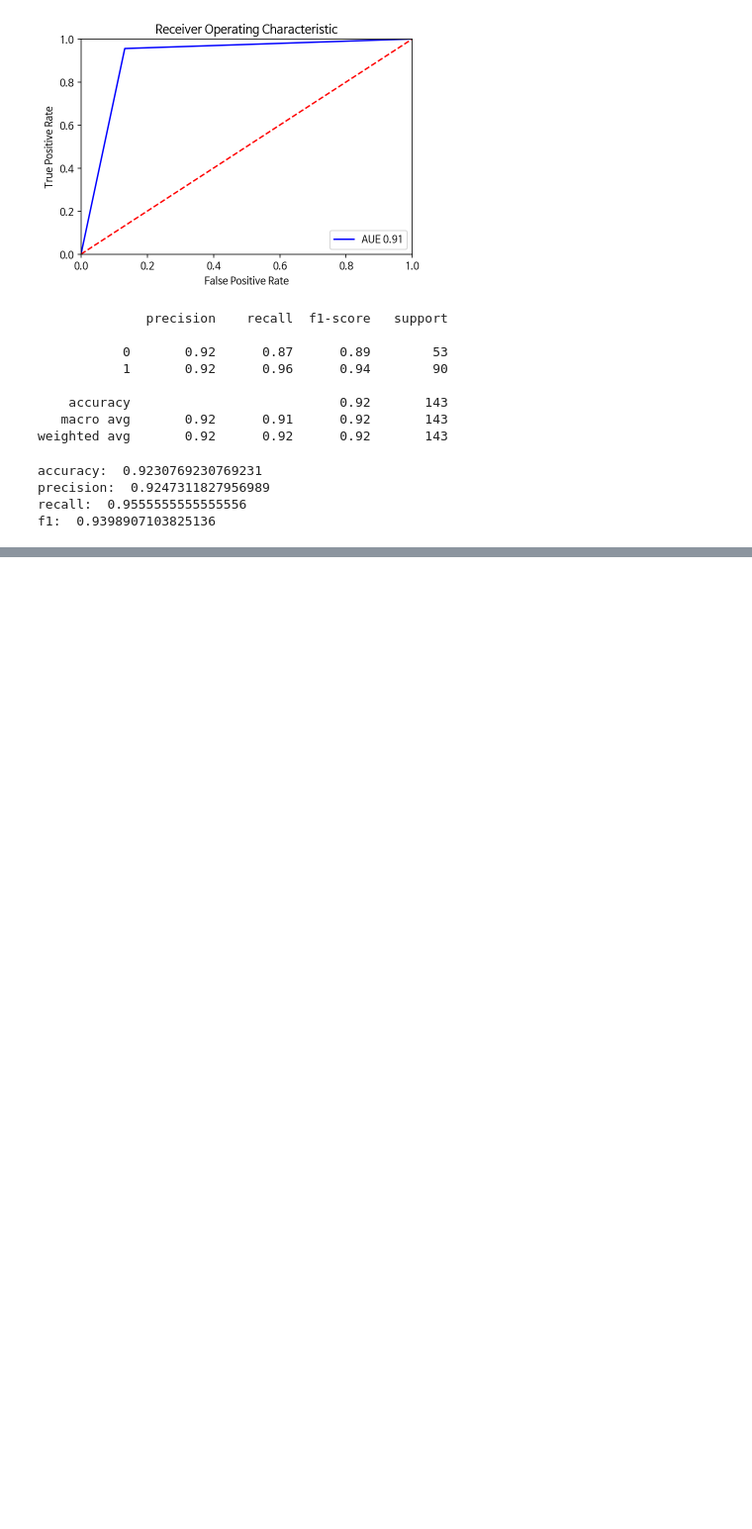
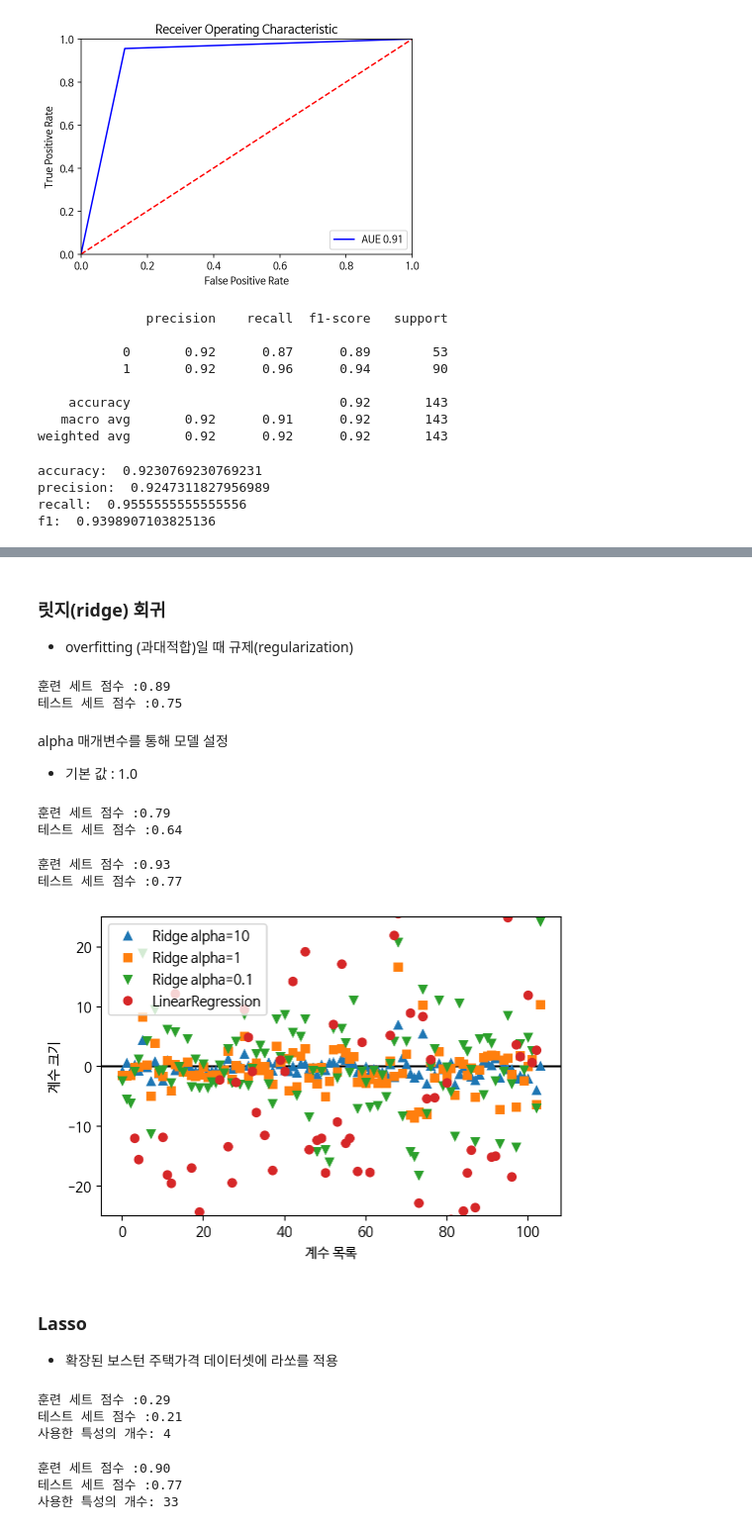
Before and after one commit to imjoung/DataScience, a Jupyter notebook: ml/03_지도학습(supervised_learning)분류와_회귀.ipynb, the cells around one changed output, grey strips where cells are left out. Shown at 99% size. Cells and saved outputs as stored; diff of their text form; code cells hidden in the pictures; blank space fills up the shorter version.

```diff
--- a/ml/03_지도학습(supervised_learning)분류와_회귀.ipynb
+++ b/ml/03_지도학습(supervised_learning)분류와_회귀.ipynb
@@ -248,0 +345,4 @@ f1:  0.9398907103825136
+# %%
+X,y = mglearn.datasets.load_extended_boston()
+X_train,X_test,y_train,y_test = train_test_split(X,y,random_state=0)
+lr = LinearRegression().fit(X_train,y_train)
@@ -248,0 +356,74 @@ f1:  0.9398907103825136
+# %% [markdown]
+### 릿지(ridge) 회귀
+- overfitting (과대적합)일 때 규제(regularization)
+# %%
+from sklearn.linear_model import Ridge
+ridge = Ridge().fit(X_train,y_train)
+print("훈련 세트 점수 :{:.2f}".format(ridge.score(X_train,y_train)))
+print("테스트 세트 점수 :{:.2f}".format(ridge.score(X_test,y_test)))
+# %% [output]
+훈련 세트 점수 :0.89
+테스트 세트 점수 :0.75
+# %% [markdown]
+alpha 매개변수를 통해 모델 설정
+- 기본 값 : 1.0
+# %%
+# alpha값만 조정(10)하여 성능 평가
+
+ridge10 = Ridge(alpha=10).fit(X_train,y_train)
+print("훈련 세트 점수 :{:.2f}".format(ridge10.score(X_train,y_train)))
+print("테스트 세트 점수 :{:.2f}".format(ridge10.score(X_test,y_test)))
+# %% [output]
+훈련 세트 점수 :0.79
+테스트 세트 점수 :0.64
+# %%
+# alpha값만 조정(0.1)하여 성능 평가
+
+ridge1 = Ridge(alpha=.1).fit(X_train,y_train)
+print("훈련 세트 점수 :{:.2f}".format(ridge1.score(X_train,y_train)))
+print("테스트 세트 점수 :{:.2f}".format(ridge1.score(X_test,y_test)))
+# %% [output]
+훈련 세트 점수 :0.93
+테스트 세트 점수 :0.77
+# %%
+plt.figure(dpi=100)
+plt.plot(ridge10.coef_, '^', label="Ridge alpha=10")
+plt.plot(ridge.coef_, 's', label="Ridge alpha=1")
+plt.plot(ridge1.coef_, 'v', label="Ridge alpha=0.1")
+
+plt.plot(lr.coef_, 'o', label="LinearRegression")
+plt.xlabel("계수 목록")
+plt.ylabel("계수 크기")
+xlims = plt.xlim()
+plt.hlines(0, xlims[0], xlims[1])
+plt.xlim(xlims)
+plt.ylim(-25, 25)
+plt.legend()
+plt.show()
+# %% [output]
+[figure, added]
+# %% [markdown]
+### Lasso
+- 확장된 보스턴 주택가격 데이터셋에 라쏘를 적용
+# %%
+from sklearn.linear_model import Lasso
+import numpy as np
+
+lasso = Lasso().fit(X_train,y_train)
+print("훈련 세트 점수 :{:.2f}".format(lasso.score(X_train,y_train)))
+print("테스트 세트 점수 :{:.2f}".format(lasso.score(X_test,y_test)))
+print("사용한 특성의 개수:",np.sum(lasso.coef_ != 0))
+# %% [output]
+훈련 세트 점수 :0.29
+테스트 세트 점수 :0.21
+사용한 특성의 개수: 4
+# %%
+# 과소적합을 줄이기 위해서 alpha값 설정
+lasso001 = Lasso(alpha=0.01, max_iter=50000).fit(X_train,y_train)
+print("훈련 세트 점수 :{:.2f}".format(lasso001.score(X_train,y_train)))
+print("테스트 세트 점수 :{:.2f}".format(lasso001.score(X_test,y_test)))
+print("사용한 특성의 개수:",np.sum(lasso001.coef_ != 0))
+# %% [output]
+훈련 세트 점수 :0.90
+테스트 세트 점수 :0.77
+사용한 특성의 개수: 33
```
Also changed, not shown: parts of 17 cells of this notebook.
